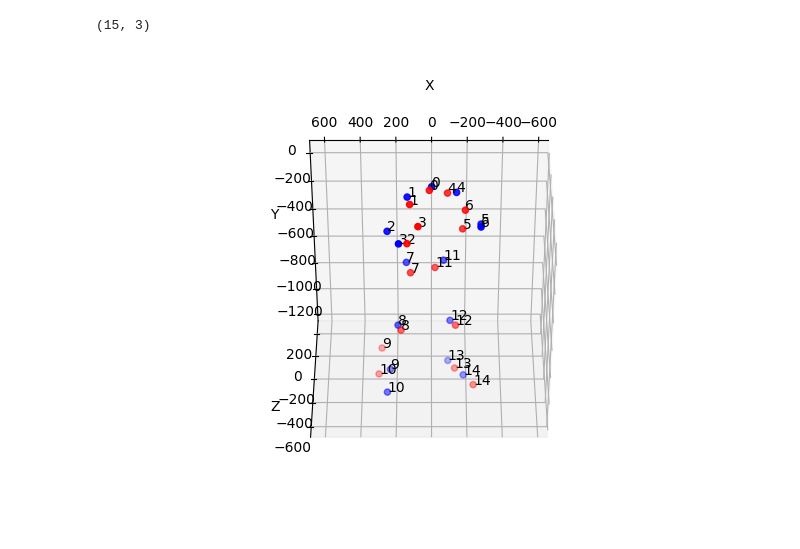
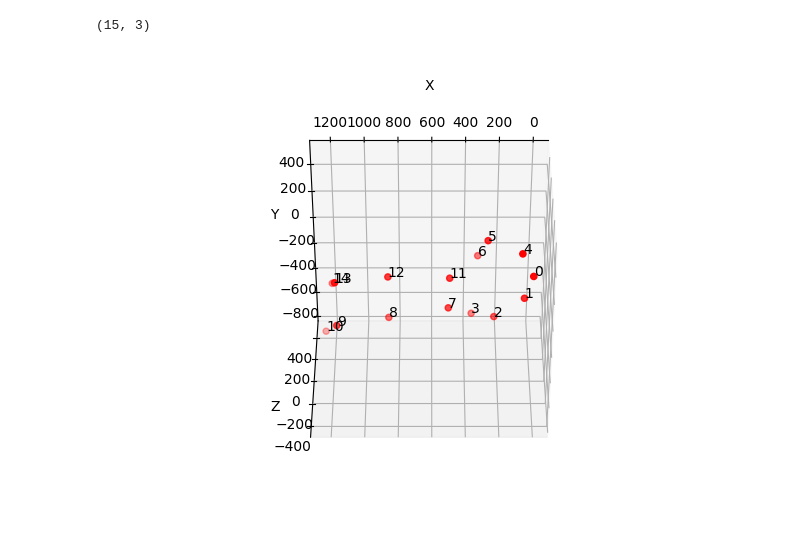
Before and after one commit to vhehduatks/mmpose, a Jupyter notebook: my_code/inference_test.ipynb, the cells around one changed output. Drawn from its saved outputs; the diff is of its cells as text; code cells hidden in the pictures.

```diff
--- a/my_code/inference_test.ipynb
+++ b/my_code/inference_test.ipynb
@@ -912,6 +917,22 @@ _, gt_rot, _ = procrustes(np.transpose(pred_rescale), np.transpose(gt_rescale),
 gt_rot.shape
 # %% [output]
 (15, 3)
+# %%
+gt_rescale = np.array([[ 0.00000000e+00,  5.23845438e+01,  2.31581241e+02,
+         3.64941656e+02,  6.44795433e+01,  2.66937347e+02,
+         3.26478313e+02,  5.02149244e+02,  8.55634439e+02,
+         1.16346948e+03,  1.23309952e+03,  4.93901449e+02,
+         8.59966386e+02,  1.17387865e+03,  1.19461525e+03],
+       [ 0.00000000e+00, -1.28978152e+02, -2.55239982e+02,
+        -2.74173125e+02,  1.07764339e+02,  1.31693032e+02,
+        -8.79696813e-01, -1.97331675e+02, -2.75729358e+02,
+        -2.77709401e+02, -3.93137032e+02, -4.87810488e+01,
+        -4.52055465e+01, -4.87558557e+01, -1.48367797e+02],
+       [ 0.00000000e+00, -4.64701890e+01, -6.55649572e+01,
+        -1.32789818e+01,  7.78309911e+01,  1.72388284e+02,
+         1.94996925e+02, -5.33637794e+01, -4.92004536e+01,
+        -1.20779498e+02, -3.99508512e+01,  4.25448139e+01,
+         5.00251688e+01,  7.45464377e-01,  1.14704587e+02]])
 # %%
 import matplotlib.pyplot as plt
 from mpl_toolkits.mplot3d import Axes3D
@@ -935,13 +956,14 @@ labels=[
 'RightFoot',
 'RightToeBase'
  ]
+test = gt_rescale.T.reshape(1,15,3)
 # test = gt_rot.T.reshape(1,15,3)
-test = gt_rot.reshape(1,15,3)
+# test = gt_rot.reshape(1,15,3)
 # test = gt_rot_after.T.reshape(1,15,3)
 # test = gt.reshape(1,15,3)
 # test = mean3D.T.reshape(1,15,3)
 # train = np.transpose(gt_rot,[1,0]).reshape(1,15,3)
-train = pred_rescale.T.reshape(1,15,3)
+# train = pred_rescale.T.reshape(1,15,3)
 # train = pred.reshape(1,15,3)
 # train = gt_rescale_input
 axis_azimuth = 90
@@ -952,36 +974,36 @@ axis_elev = -50
 # Extracting x, y, z coordinates
 # x = test[0, :, 0] - test[0, 0, 0]
 # y = test[0, :, 1] - test[0, 0, 1]
 # z = test[0, :, 2] - test[0, 0, 2]
 x = test[0, :, 0]
 y = test[0, :, 1]
 z = test[0, :, 2]
 
 
 # x_ = train[0, :, 0] - train[0, 0, 0]
 # y_ = (train[0, :, 2] - train[0, 0, 2]) *-1
 # z_ = (train[0, :, 1] - train[0, 0, 1])
 
-x_ = train[0, :, 0]
-y_ = train[0, :, 1]
-z_ = train[0, :, 2]
+# x_ = train[0, :, 0]
+# y_ = train[0, :, 1]
+# z_ = train[0, :, 2]
 
 
 # Creating a 3D scatter plot
 fig = plt.figure()
 ax = fig.add_subplot(111, projection='3d')
 ax.scatter(x, y, z,color='r')
-ax.scatter(x_, y_, z_,color='b')
+# ax.scatter(x_, y_, z_,color='b')
 ax.set_aspect('equal')
 ax.view_init(elev=axis_elev, azim=axis_azimuth)
 for i, label in enumerate(labels):
     ax.text(x[i], y[i], z[i], i)
-    ax.text(x_[i], y_[i], z_[i], i)
+    # ax.text(x_[i], y_[i], z_[i], i)
 # Labeling axes
 ax.set_xlabel('X')
 ax.set_ylabel('Y')
 ax.set_zlabel('Z')
 
 plt.show()
 # %% [output]
-[figure, old version]
+[figure, new version]
```
Also changed, not shown: parts of 3 cells of this notebook, 38 other files.
